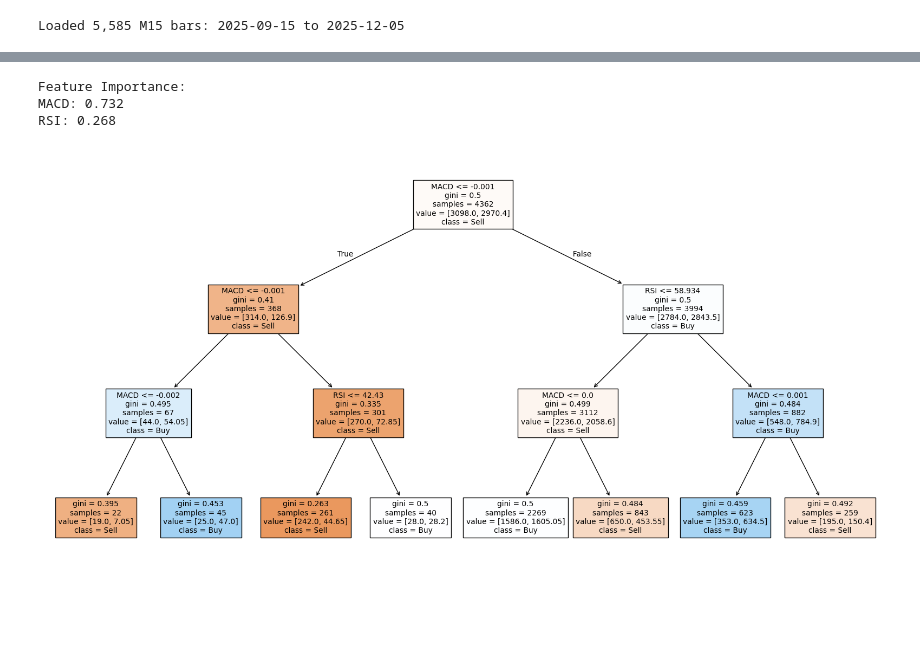
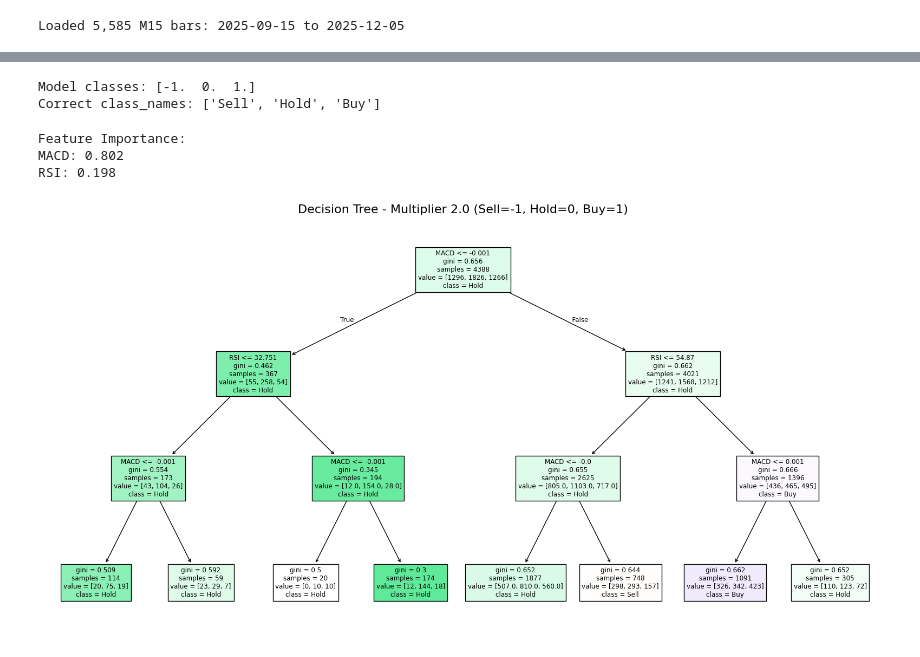
Before and after one commit to yasharseyyedin-a11y/tree_classifier_eurusd, a Jupyter notebook: tree_trader.ipynb, the cells around one changed output, grey strips where cells are left out. Cells and saved outputs as stored; diff of their text form; code cells hidden in the pictures; blank space fills up the shorter version.

Commit message:
bugs related to data handling fixed

```diff
--- a/tree_trader.ipynb
+++ b/tree_trader.ipynb
@@ -38,6 +38,5 @@ After indicators: 5,552 bars
 # %%
 def generate_labels(df, mult=0.5, RR=2):
-    results = []
 
     print(f"Processing multiplier {mult}...")
     labels = pd.Series(index=df.index, dtype=int)
@@ -102,18 +101,15 @@ def generate_labels(df, mult=0.5, RR=2):
         else:
             labels.iloc[i] = 0  # Neither: neutral [web:2]
 
-    results.append(labels.rename(f'label'))
 
-    return pd.concat(results, axis=1)
+    return labels.rename('label')
 
 # Generate labels
 mult = 2
 RR=2
 labels_df = generate_labels(df ,mult, RR)
-print("Label distribution:")
-print(labels_df.apply(lambda x: x.value_counts(normalize=True)).round(3))
-print("\nSample data:")
-print(pd.concat([df[['MACD', 'RSI', 'ATR']], labels_df.iloc[:, 0]], axis=1).head(10))
-print(pd.concat([df[['MACD', 'RSI', 'ATR']], labels_df.iloc[:, 0]], axis=1).tail(10))
+print("Sample data:")
+print(df[['MACD', 'RSI', 'ATR']].assign(label=labels_df).head(10))
+print(df[['MACD', 'RSI', 'ATR']].assign(label=labels_df).tail(10))
 # %% [output]
 Processing multiplier 2...
@@ -341,17 +358,28 @@ Predicted
+# %%
+print("Model classes:", final_model.classes_)
+# Expected: [-1  0  1]
+print("Correct class_names:", ['Sell', 'Hold', 'Buy'])
+# %% [output]
+Model classes: [-1.  0.  1.]
+Correct class_names: ['Sell', 'Hold', 'Buy']
 # %%
-# Compare feature importance
+# Feature importance (PERFECT ✅)
 print("Feature Importance:")
 for name, score in zip(feature_cols, final_model.feature_importances_):
     print(f"{name}: {score:.3f}")
 
-# Tree visualization (explainable!)
+# Tree visualization (CORRECTED)
 from sklearn.tree import plot_tree
 plt.figure(figsize=(20,10))
-plot_tree(final_model, feature_names=feature_cols, class_names=['Sell','Buy'],
-          max_depth=3, filled=True)
+plot_tree(final_model,
+          feature_names=feature_cols,
+          class_names=['Sell', 'Hold', 'Buy'],  # ✅ Matches [-1, 0, 1] order
+          max_depth=3,
+          filled=True)
+plt.title("Decision Tree - Multiplier 2.0 (Sell=-1, Hold=0, Buy=1)", fontsize=16)
 plt.show()
 # %% [output]
 Feature Importance:
-MACD: 0.732
-RSI: 0.268
+MACD: 0.802
+RSI: 0.198
-[figure, old version]
+[figure, new version]
```
Also changed, not shown: parts of 5 cells of this notebook.
